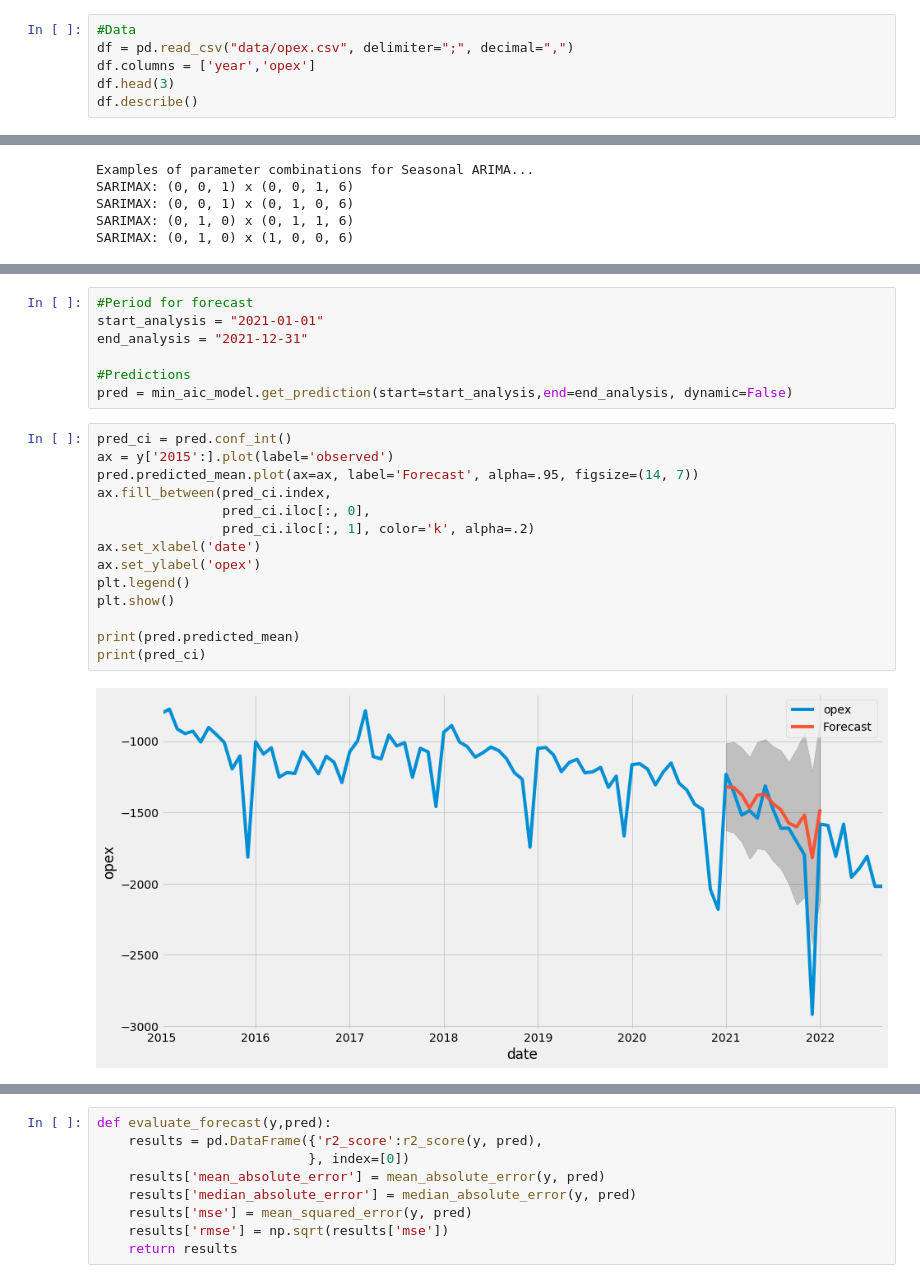
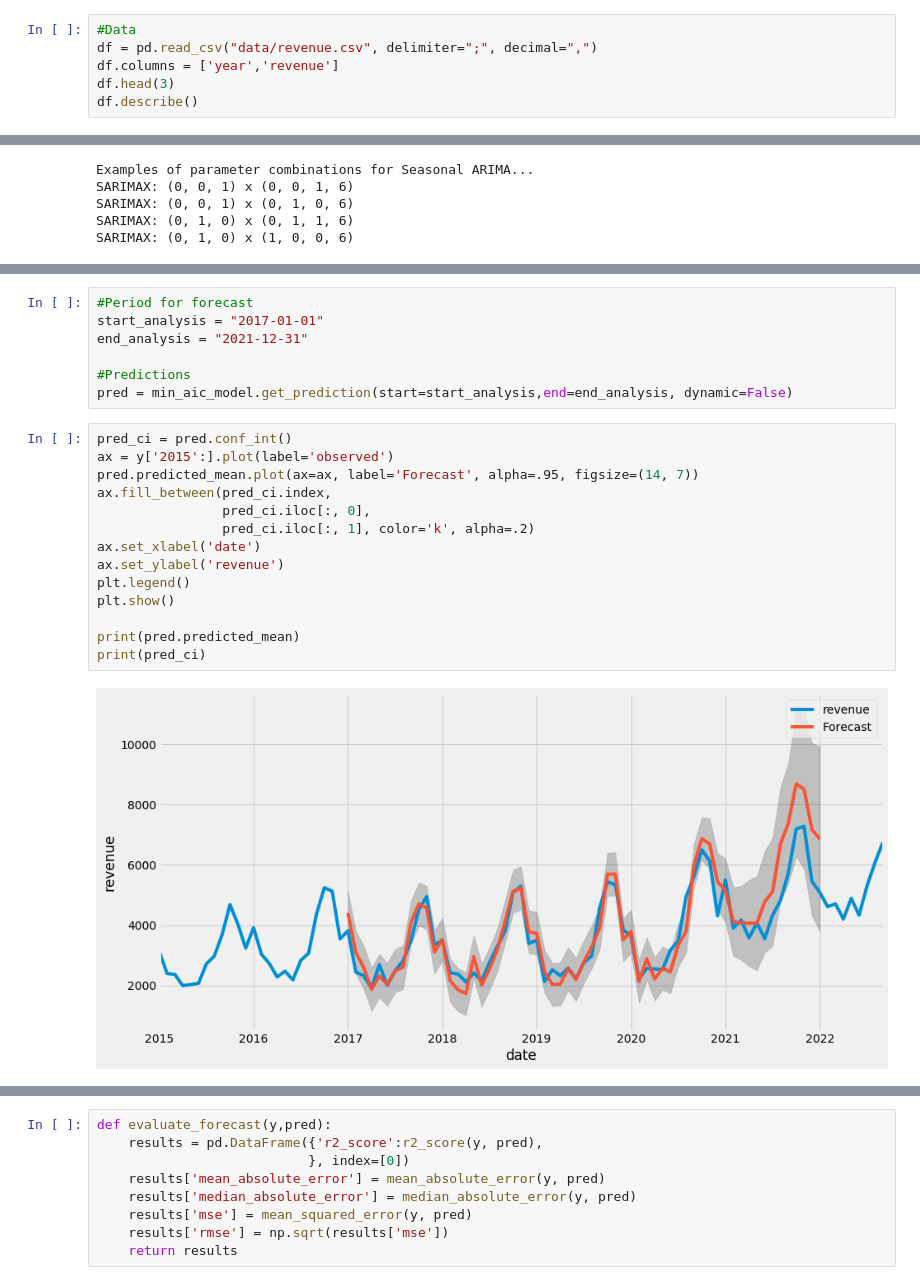
Before and after one commit to dkjastpe/dkjastpe, a Jupyter notebook: Financial_Forecasting_Model_Internship.ipynb, the cells around one changed output, grey strips where cells are left out. Saved outputs shown, nothing was run; the diff lists cells and outputs as text.

```diff
--- a/Financial_Forecasting_Model_Internship.ipynb
+++ b/Financial_Forecasting_Model_Internship.ipynb
@@ -29,8 +29,8 @@ import matplotlib
 import seaborn as sns
 # %%
 #Data
-df = pd.read_csv("data/opex.csv", delimiter=";", decimal=",")
-df.columns = ['year','opex']
+df = pd.read_csv("data/revenue.csv", delimiter=";", decimal=",")
+df.columns = ['year','revenue']
 df.head(3)
 df.describe()
 # %% [output]
@@ -283,7 +283,7 @@ Warnings:
 [1] Covariance matrix calculated using the outer product of gradients (complex-step).
 # %%
 #Period for forecast
-start_analysis = "2021-01-01"
+start_analysis = "2017-01-01"
 end_analysis = "2021-12-31"
 
 #Predictions
@@ -291,16 +291,16 @@ pred = min_aic_model.get_prediction(start=start_analysis,end=end_analysis, dynam
 # %%
 pred_ci = pred.conf_int()
 ax = y['2015':].plot(label='observed')
 pred.predicted_mean.plot(ax=ax, label='Forecast', alpha=.95, figsize=(14, 7))
 ax.fill_between(pred_ci.index,
                 pred_ci.iloc[:, 0],
                 pred_ci.iloc[:, 1], color='k', alpha=.2)
 ax.set_xlabel('date')
-ax.set_ylabel('opex')
+ax.set_ylabel('revenue')
 plt.legend()
 plt.show()
 
 print(pred.predicted_mean)
 print(pred_ci)
 # %% [output]
-[figure, old version]
+[figure, new version]
```
Also changed, not shown: parts of 19 cells of this notebook.
